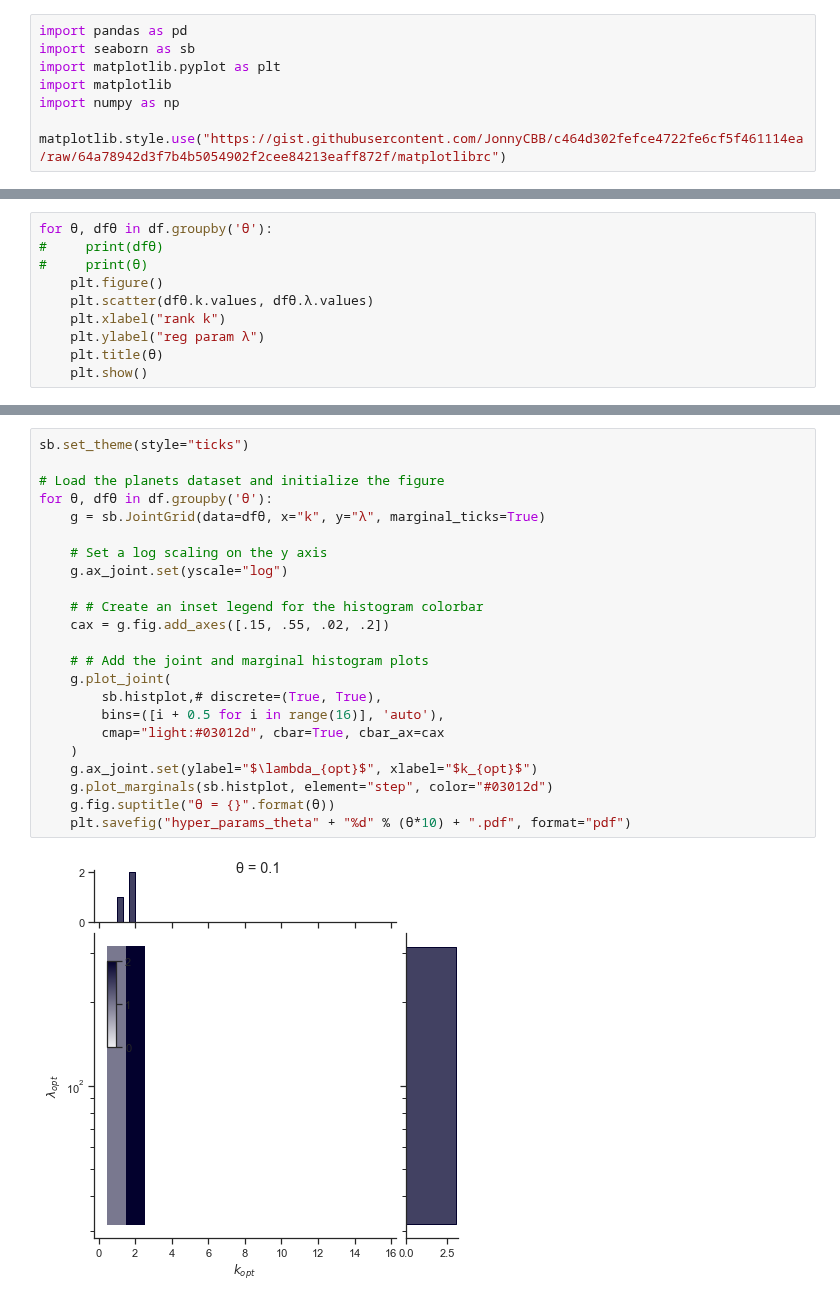
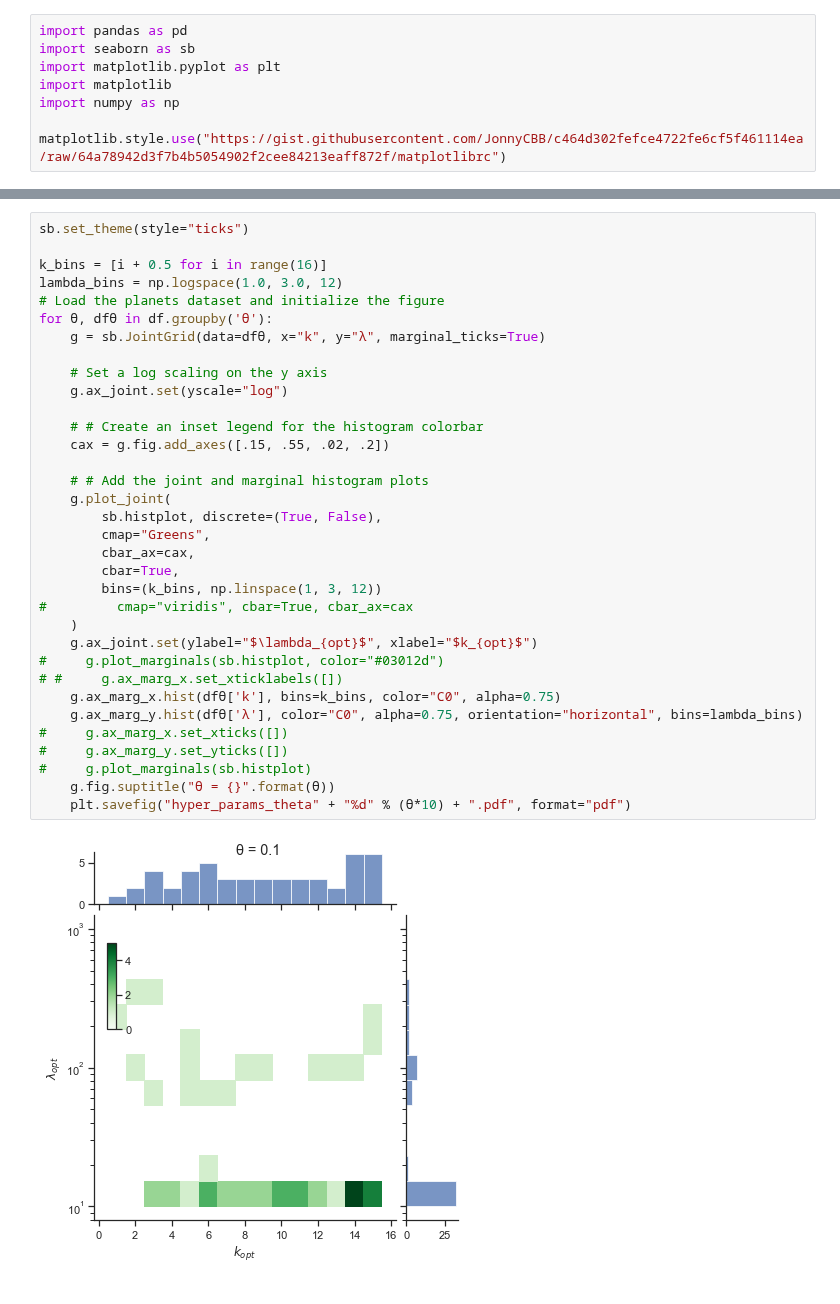
Before and after one commit to SimonEnsemble/material_recommendation_system, a Jupyter notebook: seaborn_stuff.ipynb, the cells around one changed output, grey strips where cells are left out. Drawn from its saved outputs; the diff is of its cells as text.

```diff
--- a/seaborn_stuff.ipynb
+++ b/seaborn_stuff.ipynb
@@ -51,10 +40,0 @@ plt.scatter(df.k.values, df.λ.values)
-# %%
-for θ, dfθ in df.groupby('θ'):
-#     print(dfθ)
-#     print(θ)
-    plt.figure()
-    plt.scatter(dfθ.k.values, dfθ.λ.values)
-    plt.xlabel("rank k")
-    plt.ylabel("reg param λ")
-    plt.title(θ)
-    plt.show()
@@ -71,25 +57,36 @@ for θ, dfθ in df.groupby('θ'):
 # %%
 sb.set_theme(style="ticks")
 
+k_bins = [i + 0.5 for i in range(16)]
+lambda_bins = np.logspace(1.0, 3.0, 12)
 # Load the planets dataset and initialize the figure
 for θ, dfθ in df.groupby('θ'):
     g = sb.JointGrid(data=dfθ, x="k", y="λ", marginal_ticks=True)
 
     # Set a log scaling on the y axis
     g.ax_joint.set(yscale="log")
 
     # # Create an inset legend for the histogram colorbar
     cax = g.fig.add_axes([.15, .55, .02, .2])
 
     # # Add the joint and marginal histogram plots
     g.plot_joint(
-        sb.histplot,# discrete=(True, True),
-        bins=([i + 0.5 for i in range(16)], 'auto'),
-        cmap="light:#03012d", cbar=True, cbar_ax=cax
+        sb.histplot, discrete=(True, False),
+        cmap="Greens",
+        cbar_ax=cax,
+        cbar=True,
+        bins=(k_bins, np.linspace(1, 3, 12))
+#         cmap="viridis", cbar=True, cbar_ax=cax
     )
     g.ax_joint.set(ylabel="$\lambda_{opt}$", xlabel="$k_{opt}$")
-    g.plot_marginals(sb.histplot, element="step", color="#03012d")
+#     g.plot_marginals(sb.histplot, color="#03012d")
+# #     g.ax_marg_x.set_xticklabels([])
+    g.ax_marg_x.hist(dfθ['k'], bins=k_bins, color="C0", alpha=0.75)
+    g.ax_marg_y.hist(dfθ['λ'], color="C0", alpha=0.75, orientation="horizontal", bins=lambda_bins)
+#     g.ax_marg_x.set_xticks([])
+#     g.ax_marg_y.set_yticks([])
+#     g.plot_marginals(sb.histplot)
     g.fig.suptitle("θ = {}".format(θ))
     plt.savefig("hyper_params_theta" + "%d" % (θ*10) + ".pdf", format="pdf")
 # %% [output]
-[figure, old version]
+[figure, new version]
```
Also changed, not shown: parts of 16 cells of this notebook.
